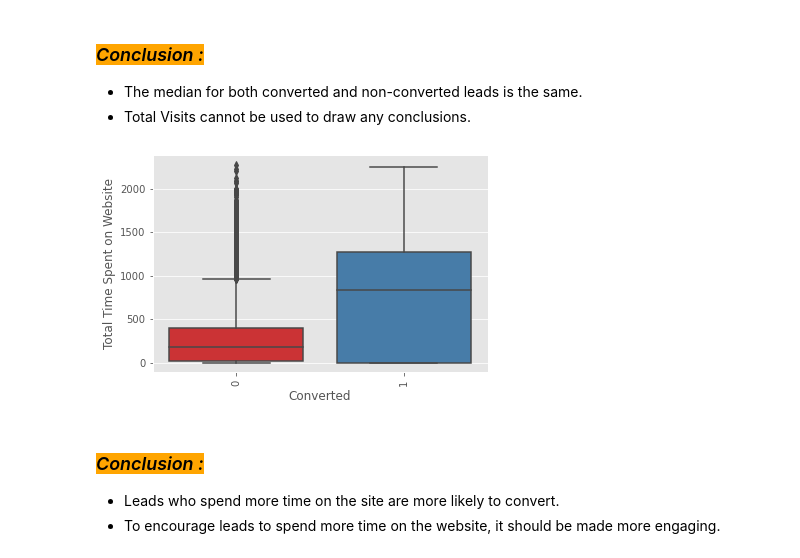
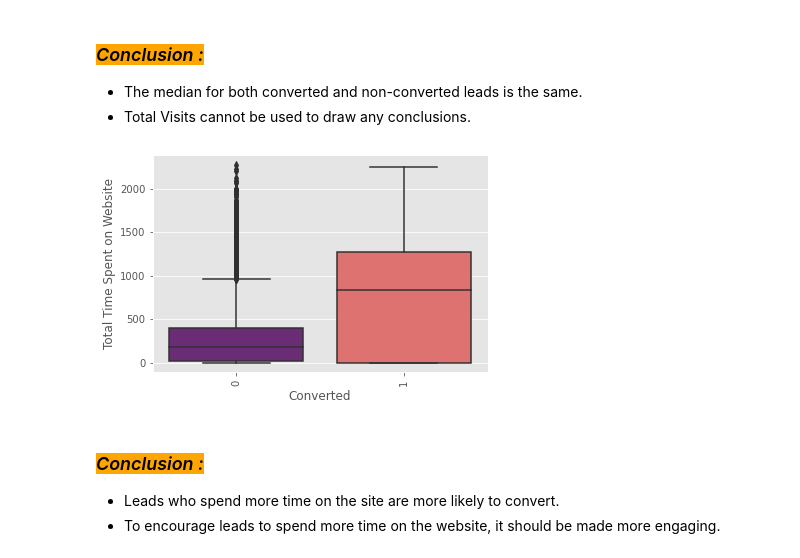
Before and after one commit to sunny9265/LeadScoringAssignment, a Jupyter notebook: LeadScoringCaseStudy.ipynb, the cells around one changed output. Saved outputs shown, nothing was run; the diff lists cells and outputs as text; code cells hidden in the pictures.

```diff
--- a/LeadScoringCaseStudy.ipynb
+++ b/LeadScoringCaseStudy.ipynb
@@ -846,11 +847,11 @@ plt.show()
 # %%
 # Ploting for 'Total Time Spent on Website'
 
-sns.boxplot(y = 'Total Time Spent on Website', x = 'Converted', data = lead_scoring_data,palette='Set1')
+sns.boxplot(y = 'Total Time Spent on Website', x = 'Converted', data = lead_scoring_data,palette='magma')
 plt.xticks(rotation = 90)
 plt.show()
 # %% [output]
-[figure, old version]
+[figure, new version]
 # %% [markdown]
 ###  <mark style="background-color: Orange"> <i>Conclusion :</i></mark>
 - Leads who spend more time on the site are more likely to convert.
```
Also changed, not shown: parts of 33 cells of this notebook, 1 other file.
